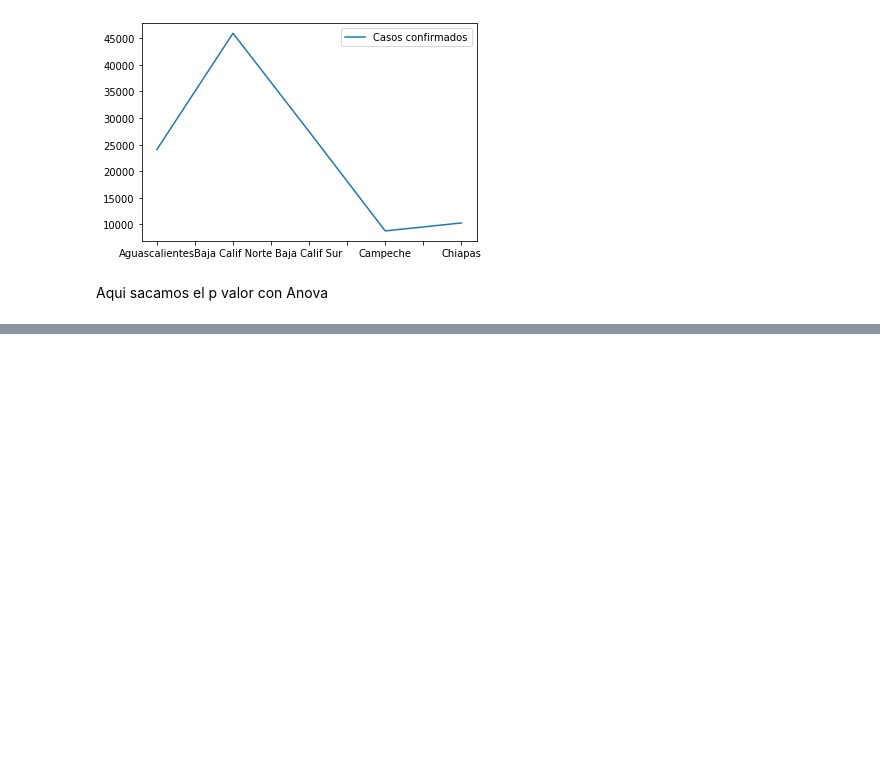
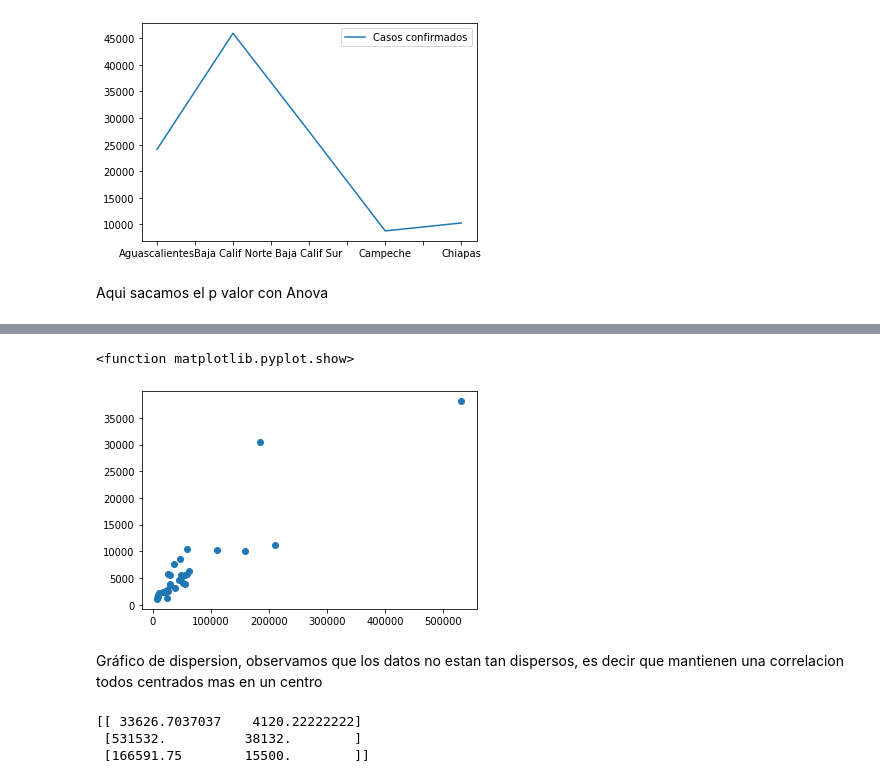
Before and after one commit to Amaranta7/Practica1_COVID_mineria, a Jupyter notebook: P1_COVID_mineria.ipynb, the cells around one changed output, grey strips where cells are left out. Saved outputs shown, nothing was run; the diff lists cells and outputs as text; code cells hidden in the pictures; blank space fills up the shorter version.

```diff
--- a/P1_COVID_mineria.ipynb
+++ b/P1_COVID_mineria.ipynb
@@ -419,0 +605,5 @@ Residual  5.489049e+08  30.0           NaN           NaN
+# %%
+from pandas import DataFrame
+HGU = {'x':df_Help_2["Cantidad_de_Recuperados"],'y':df_Help_2["Cantidad_de_Fallecidos"]}
+HGU_df= DataFrame(HGU,columns=['x','y'])
+print(HGU_df)
@@ -419,0 +628,9 @@ Residual  5.489049e+08  30.0           NaN           NaN
+# %%
+import matplotlib.pyplot as plt
+plt.scatter(HGU_df['x'],HGU_df['y'])
+plt.show
+# %% [output]
+<function matplotlib.pyplot.show>
+[figure, added]
+# %% [markdown]
+Gráfico de dispersion, observamos que los datos no estan tan dispersos, es decir que mantienen una correlacion todos centrados mas en un centro
@@ -419,0 +639,10 @@ Residual  5.489049e+08  30.0           NaN           NaN
+# %%
+#1-Unicaremos los centroides, dependiendo los centroides que le indiquemos
+from sklearn.cluster import KMeans
+KMeans = KMeans(n_clusters=3).fit(HGU_df)
+centroids = KMeans.cluster_centers_
+print(centroids)
+# %% [output]
+[[ 33626.7037037    4120.22222222]
+ [531532.          38132.        ]
+ [166591.75        15500.        ]]
```
Also changed, not shown: parts of 91 cells of this notebook.
